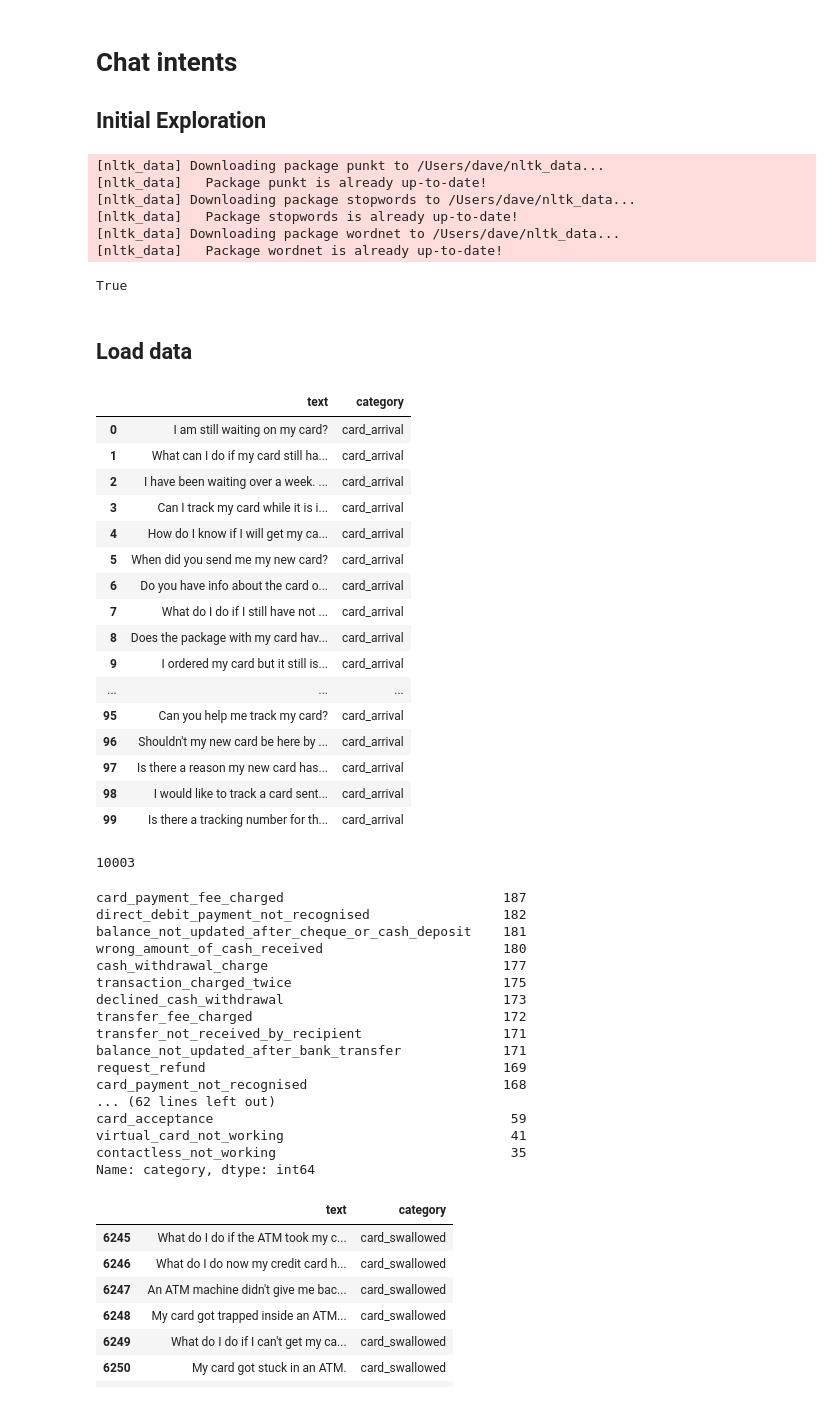
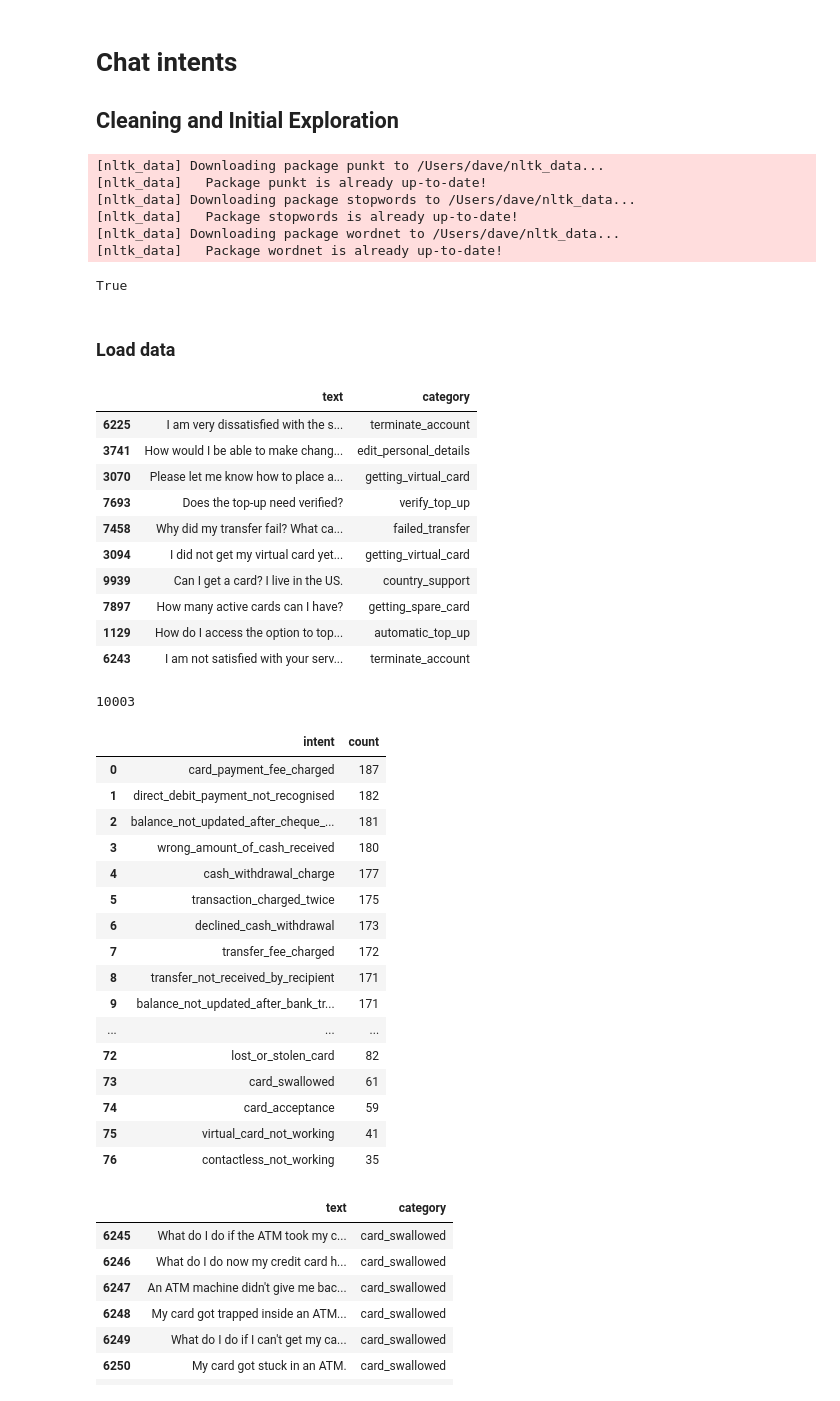
Before and after one commit to dborrelli/chat-intents, a Jupyter notebook: notebooks/01-explore.ipynb, the cells around one changed output. Saved outputs shown, nothing was run; the diff lists cells and outputs as text; code cells hidden in the pictures.

```diff
--- a/notebooks/01-explore.ipynb
+++ b/notebooks/01-explore.ipynb
@@ -1,7 +1,7 @@
 # %% [markdown]
 # Chat intents
 
-## Initial Exploration
+## Cleaning and Initial Exploration
 # %%
 import numpy as np
 import pandas as pd
@@ -35,52 +35,49 @@ nltk.download('wordnet')
 [nltk_data]   Package wordnet is already up-to-date!
 True
 # %% [markdown]
-## Load data
+### Load data
 # %%
-data_full = pd.read_csv('data/raw/train.csv')
-data_full.head(100)
+data_full = pd.read_csv('../data/raw/train.csv')
+data_full.sample(10)
 # %% [output]
 |  | text | category |
-| 0 | I am still waiting on my card? | card_arrival |
-| 1 | What can I do if my card still ha... | card_arrival |
-| 2 | I have been waiting over a week. ... | card_arrival |
-| 3 | Can I track my card while it is i... | card_arrival |
-| 4 | How do I know if I will get my ca... | card_arrival |
-| 5 | When did you send me my new card? | card_arrival |
-| 6 | Do you have info about the card o... | card_arrival |
-| 7 | What do I do if I still have not ... | card_arrival |
-| 8 | Does the package with my card hav... | card_arrival |
-| 9 | I ordered my card but it still is... | card_arrival |
-| ... | ... | ... |
-| 95 | Can you help me track my card? | card_arrival |
-| 96 | Shouldn't my new card be here by ... | card_arrival |
-| 97 | Is there a reason my new card has... | card_arrival |
-| 98 | I would like to track a card sent... | card_arrival |
-| 99 | Is there a tracking number for th... | card_arrival |
+| 6225 | I am very dissatisfied with the s... | terminate_account |
+| 3741 | How would I be able to make chang... | edit_personal_details |
+| 3070 | Please let me know how to place a... | getting_virtual_card |
+| 7693 | Does the top-up need verified? | verify_top_up |
+| 7458 | Why did my transfer fail? What ca... | failed_transfer |
+| 3094 | I did not get my virtual card yet... | getting_virtual_card |
+| 9939 | Can I get a card? I live in the US. | country_support |
+| 7897 | How many active cards can I have? | getting_spare_card |
+| 1129 | How do I access the option to top... | automatic_top_up |
+| 6243 | I am not satisfied with your serv... | terminate_account |
 # %%
 len(data_full)
 # %% [output]
 10003
 # %%
-data_full.category.value_counts()
+(data_full.category.value_counts()
+                   .to_frame()
+                   .reset_index()
+                   .rename(columns={'index': 'intent', 'category': 'count'}))
 # %% [output]
-card_payment_fee_charged                            187
-direct_debit_payment_not_recognised                 182
-balance_not_updated_after_cheque_or_cash_deposit    181
-wrong_amount_of_cash_received                       180
-cash_withdrawal_charge                              177
-transaction_charged_twice                           175
-declined_cash_withdrawal                            173
-transfer_fee_charged                                172
-transfer_not_received_by_recipient                  171
-balance_not_updated_after_bank_transfer             171
-request_refund                                      169
-card_payment_not_recognised                         168
-... (62 lines left out)
-card_acceptance                                      59
-virtual_card_not_working                             41
-contactless_not_working                              35
-Name: category, dtype: int64
+|  | intent | count |
+| 0 | card_payment_fee_charged | 187 |
+| 1 | direct_debit_payment_not_recognised | 182 |
+| 2 | balance_not_updated_after_cheque_... | 181 |
+| 3 | wrong_amount_of_cash_received | 180 |
+| 4 | cash_withdrawal_charge | 177 |
+| 5 | transaction_charged_twice | 175 |
+| 6 | declined_cash_withdrawal | 173 |
+| 7 | transfer_fee_charged | 172 |
+| 8 | transfer_not_received_by_recipient | 171 |
+| 9 | balance_not_updated_after_bank_tr... | 171 |
+| ... | ... | ... |
+| 72 | lost_or_stolen_card | 82 |
+| 73 | card_swallowed | 61 |
+| 74 | card_acceptance | 59 |
+| 75 | virtual_card_not_working | 41 |
+| 76 | contactless_not_working | 35 |
 # %%
 data_full[data_full['category']=='card_swallowed']
 # %% [output]
```
Also changed, not shown: parts of 4 cells of this notebook, 2 other files.
